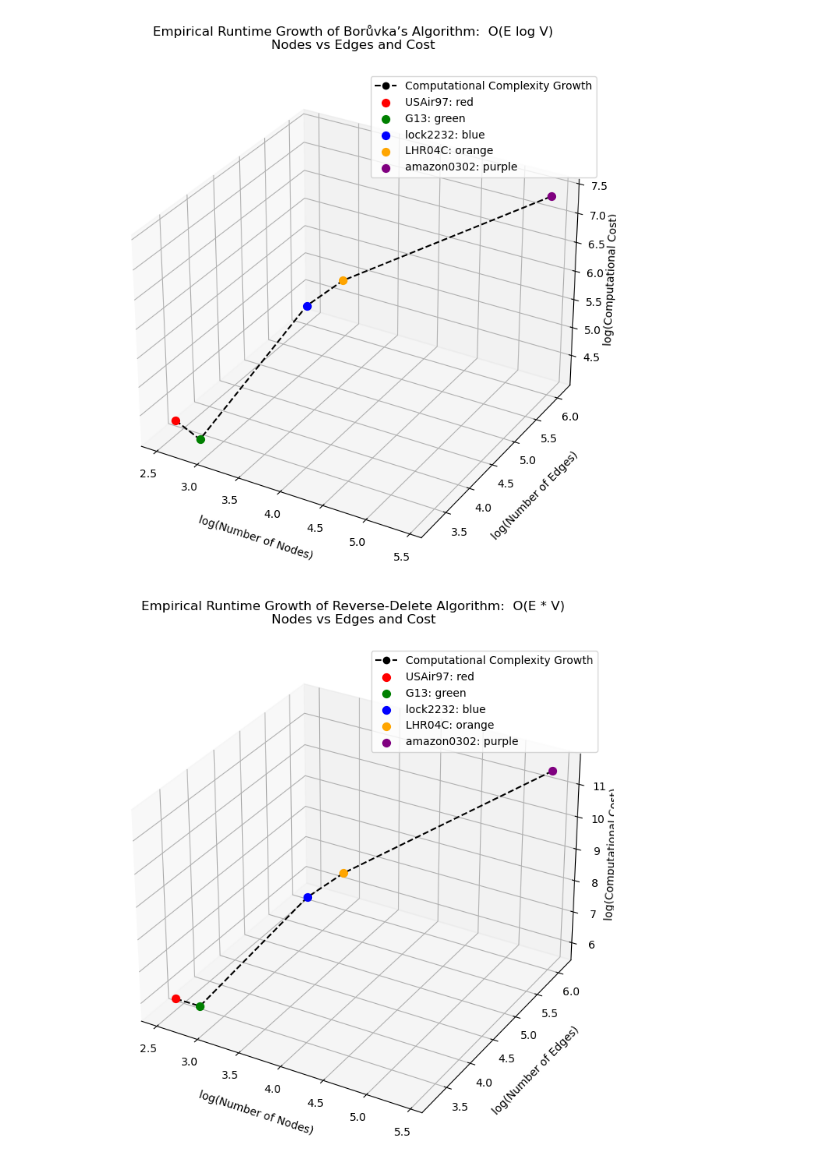
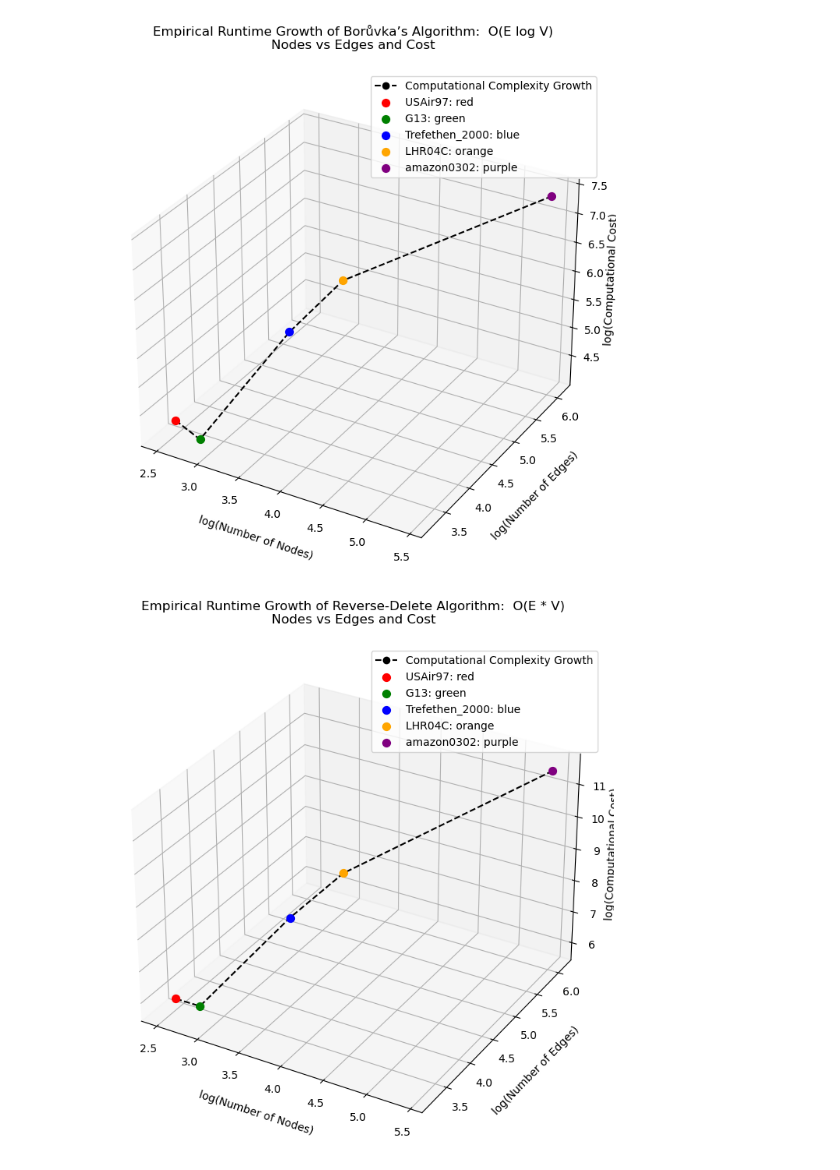
Before and after one commit to mostafashadyy/algorithms_mst_project, a Jupyter notebook: graphs/all_graphs.ipynb, the cells around one changed output. Cells and saved outputs as stored; diff of their text form; code cells hidden in the pictures.

```diff
--- a/graphs/all_graphs.ipynb
+++ b/graphs/all_graphs.ipynb
@@ -5,10 +5,10 @@ from mpl_toolkits.mplot3d import Axes3D
 import numpy as np
 
 # Data
-datasets = ['USAir97', 'G13', 'lock2232', 'LHR04C', 'amazon0302']
-nodes = np.array([332, 800, 2232, 4101, 262111])
-edges = np.array([2126, 1600, 41280, 82682, 1234877])
-costs = np.array([23500.64, 17030.17, 632952.65, 1350634.09, 249988891.84])
+datasets = ['USAir97', 'G13', 'Trefethen_2000', 'LHR04C', 'amazon0302']
+nodes = np.array([332, 800, 2000, 4101, 262111])
+edges = np.array([2126, 1600, 21953, 82682, 1234877])
+costs = np.array([23500.64, 17030.17, 31609.03, 1350634.09, 249988891.84])
 
 # Take logs
 log_nodes = np.log10(nodes)
@@ -48,10 +48,10 @@ from mpl_toolkits.mplot3d import Axes3D
 import numpy as np
 
 # Data
-datasets = ['USAir97', 'G13', 'lock2232', 'LHR04C', 'amazon0302']
-nodes = np.array([332, 800, 2232, 4101, 262111])
-edges = np.array([2126, 1600, 41280, 82682, 1234877])
-costs = np.array([17805.33, 15430.17, 459203.73, 992329.52, 22227561.72])
+datasets = ['USAir97', 'G13', 'Trefethen_2000', 'LHR04C', 'amazon0302']
+nodes = np.array([332, 800, 2000, 4101, 262111])
+edges = np.array([2126, 1600, 21953, 82682, 1234877])
+costs = np.array([17805.33, 15430.17, 240731.86, 992329.52, 22227561.72])
 
 # Take logs
 log_nodes = np.log10(nodes)
@@ -79,35 +79,35 @@ plt.show()
 # %%
 #boruvka
 import matplotlib.pyplot as plt
 from mpl_toolkits.mplot3d import Axes3D
 import numpy as np
 
 # Data for Boruvka
-datasets = ['USAir97', 'G13', 'lock2232', 'LHR04C', 'amazon0302']
-nodes = np.array([332, 800, 2232, 4101, 262111])
-edges = np.array([2126, 1600, 41280, 82682, 1234877])
-costs = np.array([17805.33, 15430.17, 459203.73, 992329.52, 22227561.72])
+datasets = ['USAir97', 'G13', 'Trefethen_2000', 'LHR04C', 'amazon0302']
+nodes = np.array([332, 800, 2000, 4101, 262111])
+edges = np.array([2126, 1600, 21953, 82682, 1234877])
+costs = np.array([17805.33, 15430.17, 240731.86, 992329.52, 22227561.72])
 
 log_nodes = np.log10(nodes)
 log_edges = np.log10(edges)
 log_costs = np.log10(costs)
 
 fig = plt.figure(figsize=(8, 8))
 ax = fig.add_subplot(111, projection='3d')
 ax.plot(log_nodes, log_edges, log_costs, marker='o', linestyle='--', color='black', label='Computational Complexity Growth')
 point_colors = ['red', 'green', 'blue', 'orange', 'purple']
 for i in range(len(datasets)):
     ax.scatter(log_nodes[i], log_edges[i], log_costs[i], color=point_colors[i], s=50, label=f'{datasets[i]}: {point_colors[i]}')
 
 ax.set_xlabel('log(Number of Nodes)', labelpad=10)
 ax.set_ylabel('log(Number of Edges)', labelpad=10)
 ax.set_zlabel('log(Computational Cost)', labelpad=0)
 ax.set_title("Empirical Runtime Growth of Borůvka’s Algorithm:  O(E log V)\nNodes vs Edges and Cost", pad=20)
 ax.legend()
 fig.subplots_adjust(left=0.1, right=0.9, top=0.95, bottom=0.05)
 plt.show()
 # %% [output]
-[figure, old version]
+[figure, new version]
 # %%
 #Reverse-Delete Algorithm
 import matplotlib.pyplot as plt
@@ -115,10 +115,10 @@ from mpl_toolkits.mplot3d import Axes3D
 import numpy as np
 
 # Data for Reverse Delete
-datasets = ['USAir97', 'G13', 'lock2232', 'LHR04C', 'amazon0302']
-nodes = np.array([332, 800, 2232, 4101, 262111])
-edges = np.array([2126, 1600, 41280, 82682, 1234877])
-costs = np.array([705832, 1280000, 92136960, 339078882, 323674845347])
+datasets = ['USAir97', 'G13', 'Trefethen_2000', 'LHR04C', 'amazon0302']
+nodes = np.array([332, 800, 2000, 4101, 262111])
+edges = np.array([2126, 1600, 21953, 82682, 1234877])
+costs = np.array([705832, 1280000, 43906000, 339078882, 323674845347])
 
 log_nodes = np.log10(nodes)
 log_edges = np.log10(edges)
@@ -139,7 +139,7 @@ ax.legend()
 fig.subplots_adjust(left=0.1, right=0.9, top=0.95, bottom=0.05)
 plt.show()
 # %% [output]
-[figure, old version]
+[figure, new version]
 # %%
 #Karger’s Algorithm
 import matplotlib.pyplot as plt
```
Also changed, not shown: parts of 3 cells of this notebook, 17 other files.
